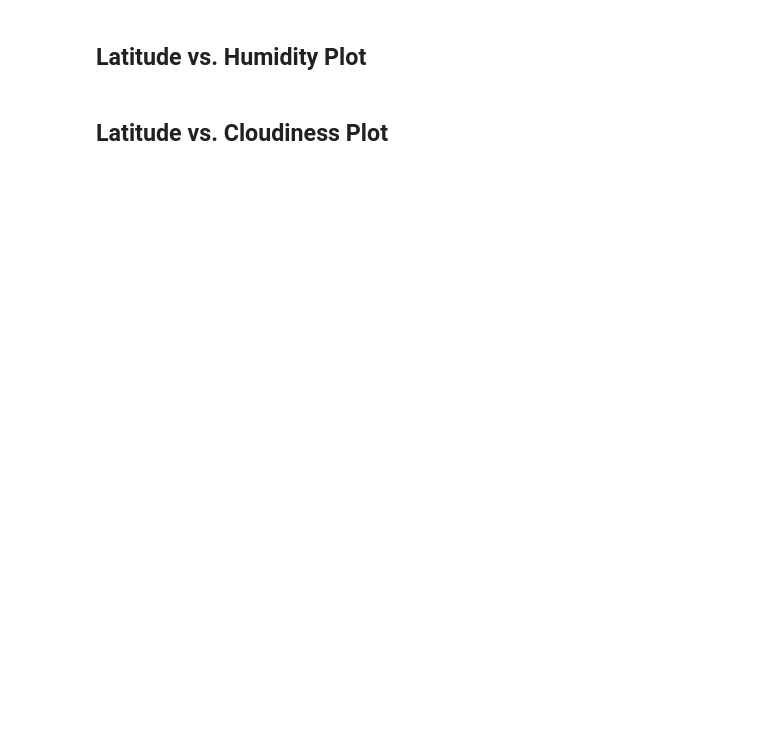
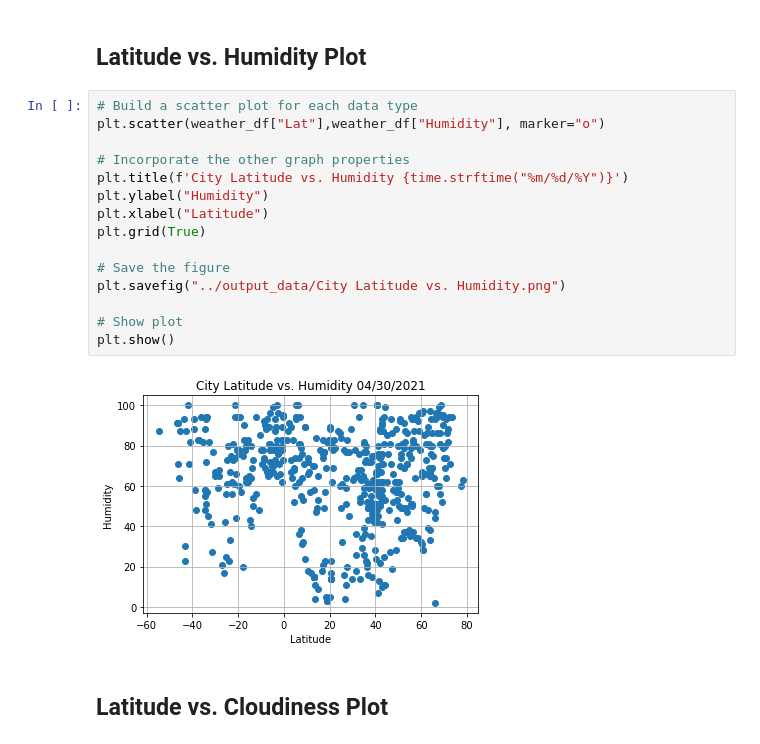
Before and after one commit to jagfinancial/python-api-challenge, a Jupyter notebook: WeatherPy/WeatherPy.ipynb, the cells around one changed output. Cells and saved outputs as stored; diff of their text form; blank space fills up the shorter version.

```diff
--- a/WeatherPy/WeatherPy.ipynb
+++ b/WeatherPy/WeatherPy.ipynb
@@ -154,4 +221,21 @@ Skip this step if there are no cities that have humidity > 100%.
 # %% [markdown]
 ## Latitude vs. Humidity Plot
+# %%
+# Build a scatter plot for each data type
+plt.scatter(weather_df["Lat"],weather_df["Humidity"], marker="o")
+
+# Incorporate the other graph properties
+plt.title(f'City Latitude vs. Humidity {time.strftime("%m/%d/%Y")}')
+plt.ylabel("Humidity")
+plt.xlabel("Latitude")
+plt.grid(True)
+
+# Save the figure
+plt.savefig("../output_data/City Latitude vs. Humidity.png")
+
+# Show plot
+plt.show()
+# %% [output]
+[figure, added]
 # %% [markdown]
 ## Latitude vs. Cloudiness Plot
```
Also changed, not shown: parts of 21 cells of this notebook, 19 other files.
